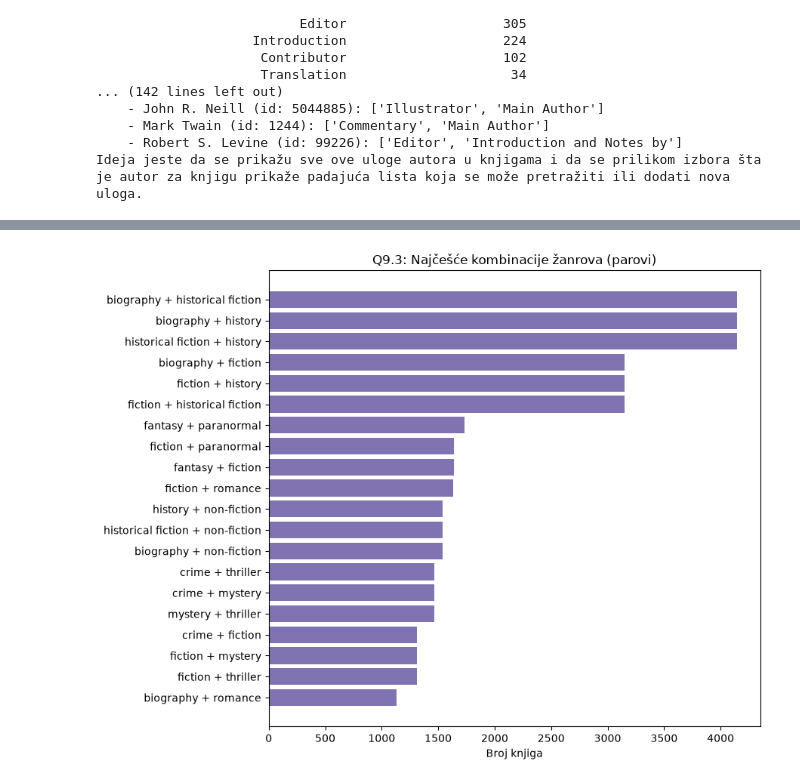
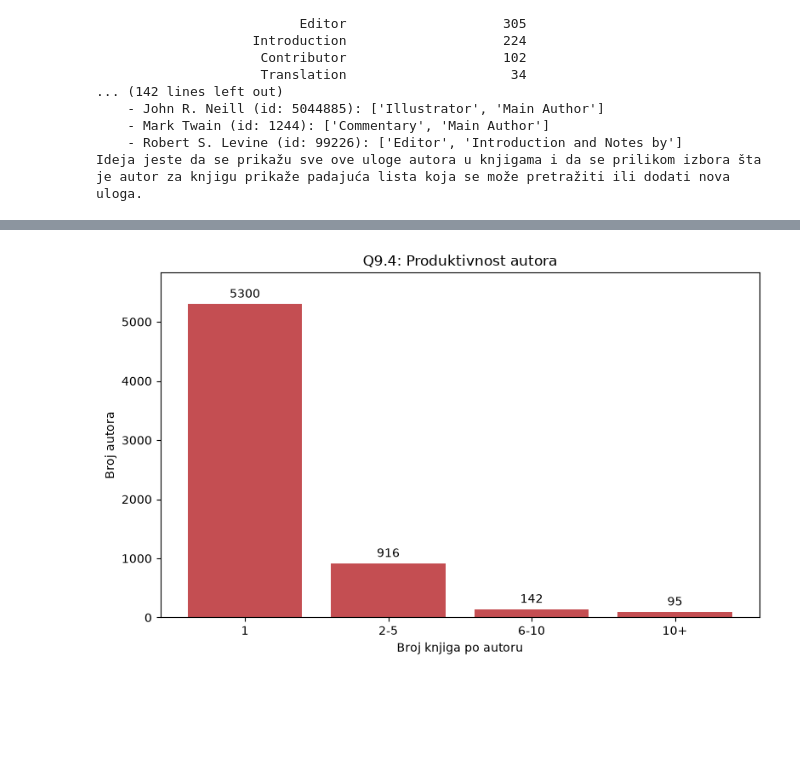
Before and after one commit to neshko31/AI-agent-za-biblioteku, a Jupyter notebook: VectorDatabaseService/scripts/data_stats.ipynb, the cells around one changed output, grey strips where cells are left out. Cells and saved outputs as stored; diff of their text form; code cells hidden in the pictures; blank space fills up the shorter version.

Commit message:
Dorada analize knjiga, žanrova i autora u skupu podataka
Dorađena su pitanja koja slede posle 3. pitanja i preformulisana su. Opis svakog pitanja je dostupan u početnoj ćeliji sekcije.

```diff
--- a/VectorDatabaseService/scripts/data_stats.ipynb
+++ b/VectorDatabaseService/scripts/data_stats.ipynb
@@ -1499,74 +1450,61 @@ std       170.234856
 # %%
 # 9 - Deskriptivna statistika
 
+# 9.1 - Broj autora po knjizi
 print_header("9.1", "Broj autora po knjizi (koautorstvo)")
 
 books_df["_num_authors"] = books_df.get("authors_enriched", pd.Series([[]] * len(books_df))).apply(
     lambda a: len(a) if isinstance(a, list) else 0
 )
 authors_per_book_counts = books_df["_num_authors"].value_counts().sort_index()
+print("Broj autora / Broj knjiga sa toliko autora:")
 print(authors_per_book_counts.to_string())
 
 fig, ax = plt.subplots(figsize=(8, 5))
-# Grupišemo 3+ zajedno radi preglednosti, kao što je pitanje i formulisano (1, 2, 3+)
-capped = books_df["_num_authors"].apply(lambda n: str(n) if n < 3 else "3+")
-order = [v for v in ["1", "2", "3+"] if v in capped.unique()]
+capped = books_df["_num_authors"].apply(lambda n: str(n) if n < 5 else "5+")
+order = [v for v in ["0", "1", "2", "3", "4", "5+"] if v in capped.unique()]
 capped_counts = capped.value_counts().reindex(order)
-ax.bar(capped_counts.index.astype(str), capped_counts.values, color="#4C72B0")
+bars = ax.bar(capped_counts.index.astype(str), capped_counts.values, color="#4C72B0")
+ax.bar_label(bars, padding=3)
+ax.margins(y=0.1)
 ax.set_xlabel("Broj autora po knjizi")
 ax.set_ylabel("Broj knjiga")
-ax.set_title("Q9.1: Broj autora po knjizi (1, 2, 3+)")
+ax.set_title("Q9.1: Broj autora po knjizi")
 save_and_show(fig, "q9_1_broj_autora_po_knjizi.png")
 
-
-print_header("9.2", "Top jezici po broju knjiga")
+# 9.2 - Najčešće oznake jezika u knjigama
+print_header("9.2", "Najčešće oznake jezika u knjigama")
 
 lang_counts = books_df.get("language_code", pd.Series(dtype=object)).replace("", np.nan).fillna("(nepoznato)").value_counts()
 print(lang_counts.to_string())
 
 fig, ax = plt.subplots(figsize=(9, 5))
 top_langs = lang_counts.head(15)
-ax.barh(top_langs.index.astype(str), top_langs.values, color="#55A868")
+bars = ax.barh(top_langs.index.astype(str), top_langs.values, color="#55A868")
+ax.bar_label(bars, padding=3)
+ax.margins(x=0.1)
 ax.invert_yaxis()
 ax.set_xlabel("Broj knjiga")
-ax.set_title("Q9.2: Top jezici po broju knjiga")
+ax.set_title("Q9.2: Najčešće oznake jezika u knjigama")
 save_and_show(fig, "q9_2_top_jezici.png")
 
-
-print_header("9.3", "Prosečan broj žanrova po knjizi i najčešće kombinacije")
+# 9.3 - Statistika broja žanrova po knjizi
+print_header("9.3", "Statistika broja žanrova po knjizi i najčešće kombinacije")
 
 books_df["_num_genres"] = books_df.get("genres_expanded", pd.Series([[]] * len(books_df))).apply(
     lambda g: len(g) if isinstance(g, list) else 0
 )
+
+about_stats = books_df["_num_genres"].describe()
+print("\n  Statistika broja žanrova za knjige:")
+print(about_stats.to_string())
 print(f"  Prosečan broj žanrova po knjizi: {round(books_df['_num_genres'].mean(), 2)}")
 print(f"  Medijana broja žanrova po knjizi: {books_df['_num_genres'].median()}")
 print("  Distribucija broja žanrova po knjizi:")
 print(books_df["_num_genres"].value_counts().sort_index().to_string())
 
-combo_counter = Counter()
-for genres_list in books_df.get("genres_expanded", pd.Series(dtype=object)):
-    if isinstance(genres_list, list) and len(genres_list) >= 2:
-        for pair in combinations(sorted(set(genres_list)), 2):
-            combo_counter[pair] += 1
-
-combo_df = (
-    pd.DataFrame([(a, b, cnt) for (a, b), cnt in combo_counter.items()], columns=["zanr_1", "zanr_2", "broj_knjiga"])
-    .sort_values("broj_knjiga", ascending=False)
-    .head(TOP_N_GENRE_COMBINATIONS)
-)
-print(f"\n  Top {TOP_N_GENRE_COMBINATIONS} najčešćih parova žanrova koji se pojavljuju zajedno:")
-print(combo_df.to_string(index=False))
-
-fig, ax = plt.subplots(figsize=(9, max(4, 0.35 * len(combo_df))))
-combo_labels = combo_df["zanr_1"] + " + " + combo_df["zanr_2"]
-ax.barh(combo_labels, combo_df["broj_knjiga"], color="#8172B2")
-ax.invert_yaxis()
-ax.set_xlabel("Broj knjiga")
-ax.set_title("Q9.3: Najčešće kombinacije žanrova (parovi)")
-save_and_show(fig, "q9_3_kombinacije_zanrova.png")
-
-
-print_header("9.4", "Produktivnost autora (broj knjiga po autoru)")
+# 9.4 - Broj knjiga po autoru
+print_header("9.4", "Broj knjiga po autoru")
 
 author_book_counter = Counter()
 for authors_list in books_df.get("authors_enriched", pd.Series(dtype=object)):
@@ -1576,10 +1514,6 @@ for authors_list in books_df.get("authors_enriched", pd.Series(dtype=object)):
                 author_book_counter[a["author_id"]] += 1
 
 books_per_author = pd.Series(author_book_counter.values())
-print(f"  Autora sa tačno 1 knjigom: {(books_per_author == 1).sum()}")
-print(f"  Autora sa 2-5 knjiga: {((books_per_author >= 2) & (books_per_author <= 5)).sum()}")
-print(f"  Autora sa 6-10 knjiga: {((books_per_author >= 6) & (books_per_author <= 10)).sum()}")
-print(f"  Autora sa 10+ knjiga: {(books_per_author > 10).sum()}")
 print("\n  Statistika broja knjiga po autoru:")
 print(books_per_author.describe().to_string())
 
@@ -1589,7 +1523,7 @@ top_prolific = (
     .sort_values("book_count", ascending=False)
     .head(TOP_N_AUTHORS)
 )
-print(f"\n  Top {TOP_N_AUTHORS} najproduktivnijih autora (bez obzira na ulogu):")
+print(f"\n  {TOP_N_AUTHORS} najproduktivnijih autora, bez obzira na ulogu:")
 print(top_prolific[["author_name", "book_count"]].to_string(index=False))
 
 fig, ax = plt.subplots(figsize=(8, 5))
@@ -1597,39 +1531,13 @@ bins = [1, 2, 6, 11, books_per_author.max() + 1]
 labels = ["1", "2-5", "6-10", "10+"]
 binned = pd.cut(books_per_author, bins=bins, labels=labels, right=False)
 binned_counts = binned.value_counts().reindex(labels)
-ax.bar(binned_counts.index.astype(str), binned_counts.values, color="#C44E52")
+bars = ax.bar(binned_counts.index.astype(str), binned_counts.values, color="#C44E52")
+ax.bar_label(bars, padding=3)
+ax.margins(y=0.1)
 ax.set_xlabel("Broj knjiga po autoru")
 ax.set_ylabel("Broj autora")
 ax.set_title("Q9.4: Produktivnost autora")
 save_and_show(fig, "q9_4_produktivnost_autora.png")
-
-
-print_header("9.5", "Vremenski raspon objavljivanja (publication_year)")
-
-valid_years = books_df.loc[(books_df["_pub_year"] > 0) & (~books_df["_pub_year"].isna()), "_pub_year"].astype(int)
-print(f"  Najranija godina objavljivanja: {valid_years.min()}")
-print(f"  Najkasnija godina objavljivanja: {valid_years.max()}")
-print(f"  Broj knjiga bez validne godine: {n_total_books - len(valid_years)}")
-
-year_counts = valid_years.value_counts().sort_index()
-# Provera praznina - godine bez ijedne knjige unutar opsega min-max
-full_range = range(int(valid_years.min()), int(valid_years.max()) + 1)
-missing_years = [y for y in full_range if y not in year_counts.index]
-print(f"  Broj godina bez ijedne knjige unutar opsega [{valid_years.min()}, {valid_years.max()}]: {len(missing_years)}")
-if missing_years:
-    print(f"    Primer godina-praznina (do 20): {missing_years[:20]}")
-
-fig, ax = plt.subplots(figsize=(11, 5))
-ax.plot(year_counts.index, year_counts.values, marker="o", markersize=3, color="#DD8452")
-ax.set_xlabel("Godina objavljivanja")
-ax.set_ylabel("Broj knjiga")
-ax.set_title("Q9.5: Broj knjiga po godini objavljivanja")
-save_and_show(fig, "q9_5_godine_objavljivanja.png")
-
-
-print("\n" + "=" * 100)
-print(f"Analiza završena. Svi grafici sačuvani u: {os.path.abspath(OUTPUT_DIR)}")
-print("=" * 100)
 # %% [output]
 ------------------------------------------------------------------------------------------------------------------------------------------------------
 Q9.1: Broj autora po knjizi (koautorstvo)
@@ -1687 +1595 @@ _num_genres
-[figure, old version]
+[figure, new version]
```
Also changed, not shown: parts of 10 cells of this notebook.
